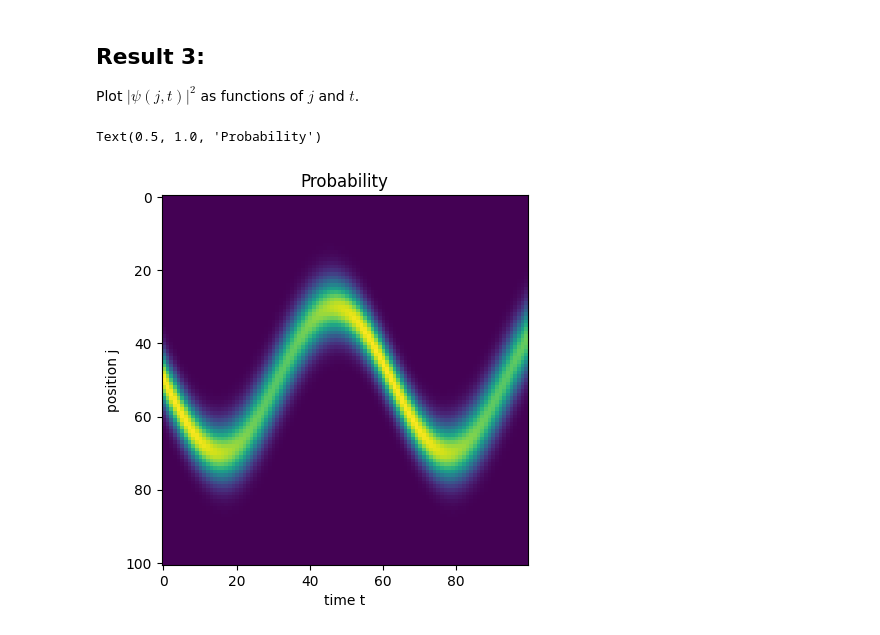
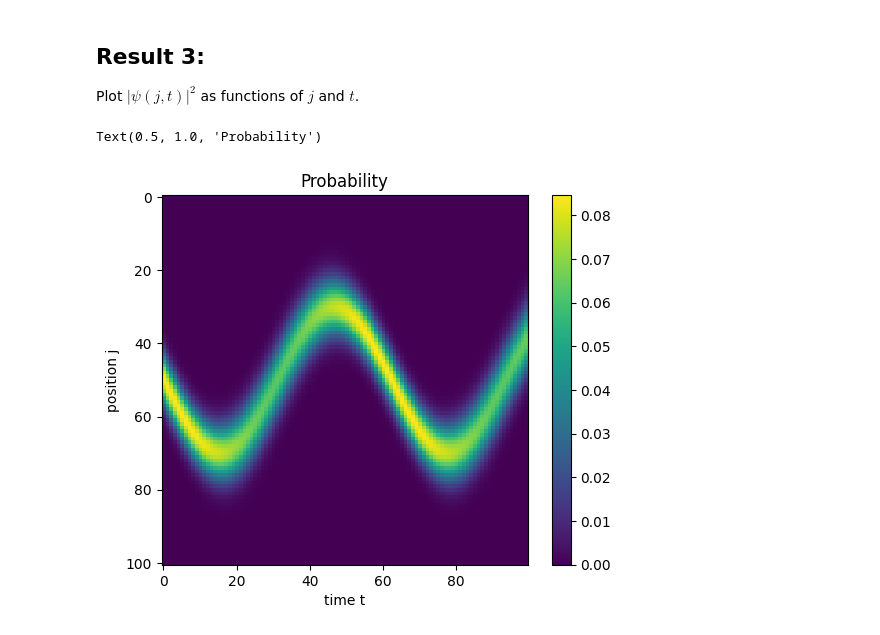
Before and after one commit to MichealChen/Computation-Quantum-Physics, a Jupyter notebook: Homework/HW1/Homework-1.ipynb, the cells around one changed output. Cells and saved outputs as stored; diff of their text form; code cells hidden in the pictures.

```diff
--- a/Homework/HW1/Homework-1.ipynb
+++ b/Homework/HW1/Homework-1.ipynb
@@ -433,13 +433,14 @@ Plot $|\psi (j, t)|^2$ as functions of $j$ and $t$.
 # %%
 import matplotlib.pyplot as plt
 tLst = np.linspace(0, tmax, 100)
 final_state = Evolution(init_state, HamGradField, tLst)
 prob = np.abs(final_state) ** 2
 
 plt.imshow(prob)
 plt.xlabel('time t')
 plt.ylabel('position j')
+plt.colorbar()
 plt.title('Probability')
 # %% [output]
 Text(0.5, 1.0, 'Probability')
-[figure, old version]
+[figure, new version]
```
Also changed, not shown: parts of 1 cell of this notebook.
